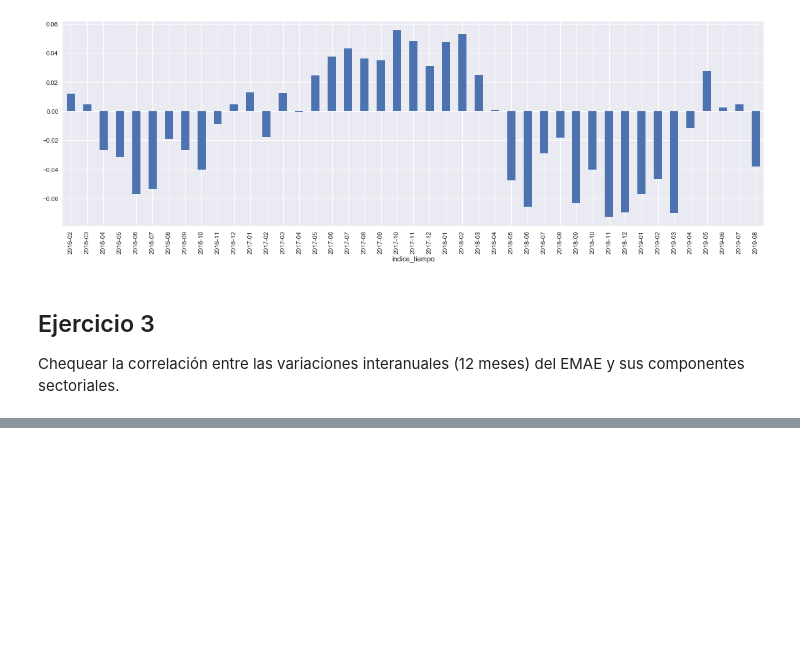
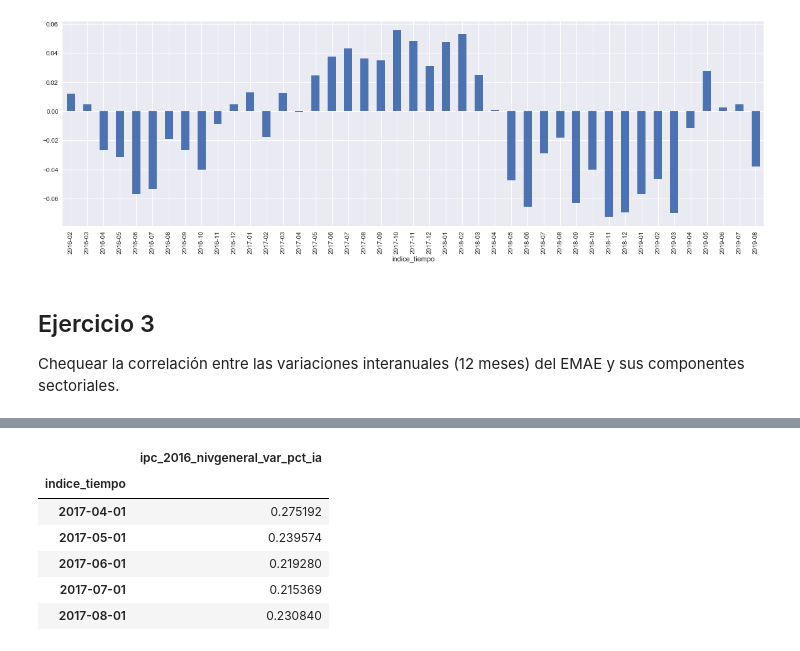
Before and after one commit to datosgobar/analisis-datos-python, a Jupyter notebook: Series-de-Tiempo/series-tiempo-resueltos.ipynb, the cells around one changed output, grey strips where cells are left out. Drawn from its saved outputs; the diff is of its cells as text; code cells hidden in the pictures; blank space fills up the shorter version.

```diff
--- a/Series-de-Tiempo/series-tiempo-resueltos.ipynb
+++ b/Series-de-Tiempo/series-tiempo-resueltos.ipynb
@@ -124,0 +139,13 @@ tc_bna_vend.pct_change(12)[12:].head()
+# %%
+inflacion_ia= pd.read_csv("https://apis.datos.gob.ar/series/api/series/?ids=103.1_I2N_2016_M_19&representation_mode=percent_change_a_year_ago&limit=5000&format=csv")
+inflacion_ia["indice_tiempo"]=pd.to_datetime(inflacion_ia["indice_tiempo"])
+inflacion_ia= inflacion_ia.set_index("indice_tiempo")
+inflacion_ia.head()
+# %% [output]
+|  | ipc_2016_nivgeneral_var_pct_ia |
+| indice_tiempo |  |
+| 2017-04-01 | 0.275192 |
+| 2017-05-01 | 0.239574 |
+| 2017-06-01 | 0.219280 |
+| 2017-07-01 | 0.215369 |
+| 2017-08-01 | 0.230840 |
```
Also changed, not shown: parts of 12 cells of this notebook.
